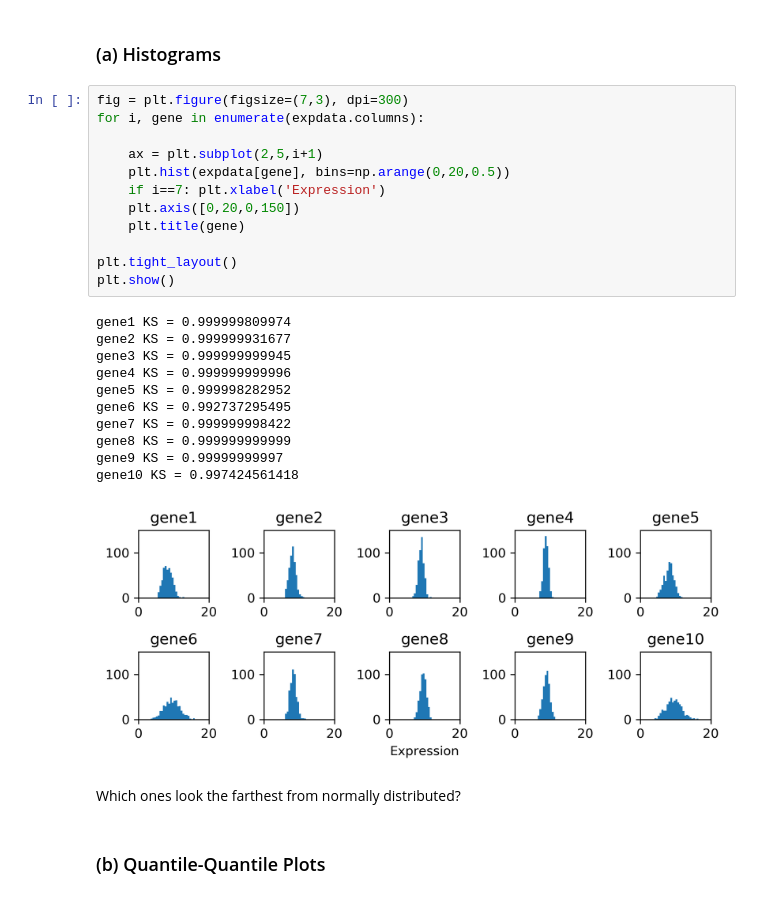
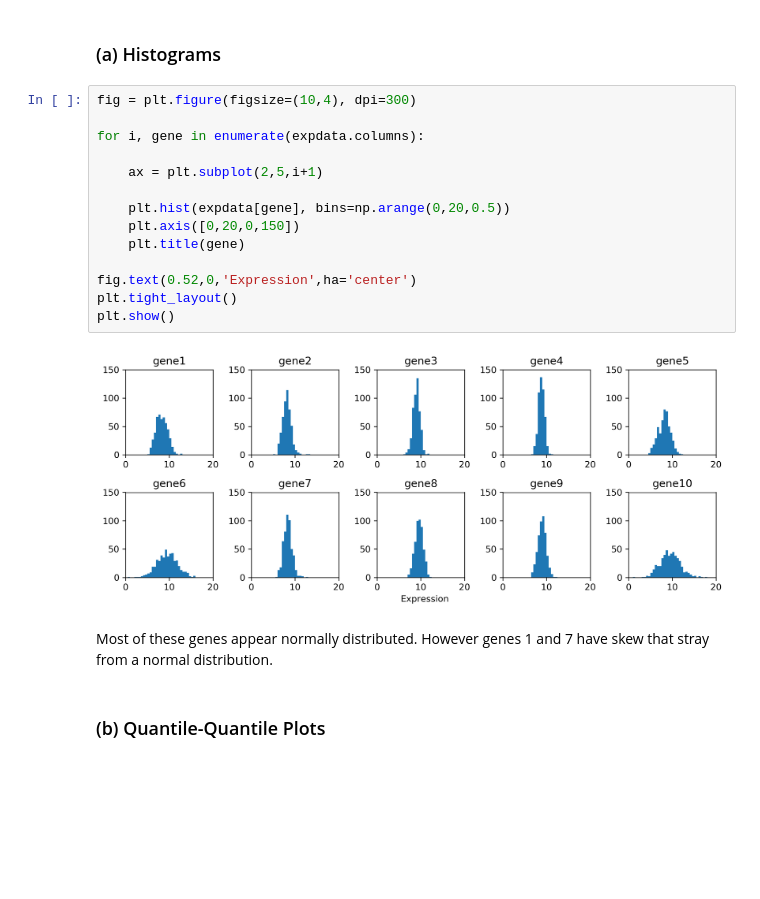
Before and after one commit to abdohlman/CBB540_HW2, a Jupyter notebook: CBB540_HW2.ipynb, the cells around one changed output. Cells and saved outputs as stored; diff of their text form; blank space fills up the shorter version.

Commit message:
Adjusted plots, added desccriptions, and log likelihood

```diff
--- a/CBB540_HW2.ipynb
+++ b/CBB540_HW2.ipynb
@@ -33,31 +33,23 @@ display(expdata.head())
 # %% [markdown]
 ### (a) Histograms
 # %%
-fig = plt.figure(figsize=(7,3), dpi=300)
+fig = plt.figure(figsize=(10,4), dpi=300)
+
 for i, gene in enumerate(expdata.columns):
 
     ax = plt.subplot(2,5,i+1)
+
     plt.hist(expdata[gene], bins=np.arange(0,20,0.5))
-    if i==7: plt.xlabel('Expression')
     plt.axis([0,20,0,150])
     plt.title(gene)
 
+fig.text(0.52,0,'Expression',ha='center')
 plt.tight_layout()
 plt.show()
 # %% [output]
-gene1 KS = 0.999999809974
-gene2 KS = 0.999999931677
-gene3 KS = 0.999999999945
-gene4 KS = 0.999999999996
-gene5 KS = 0.999998282952
-gene6 KS = 0.992737295495
-gene7 KS = 0.999999998422
-gene8 KS = 0.999999999999
-gene9 KS = 0.99999999997
-gene10 KS = 0.997424561418
-[figure, old version]
+[figure, new version]
-# %% [markdown]
-Which ones look the farthest from normally distributed?
+# %% [markdown]
+Most of these genes appear normally distributed. However genes 1 and 7 have skew that stray from a normal distribution.
 # %% [markdown]
 ### (b) Quantile-Quantile Plots
 # %%
```
Also changed, not shown: parts of 15 cells of this notebook.
